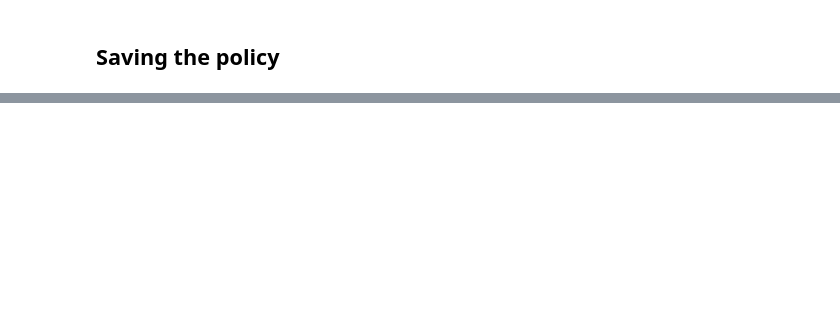
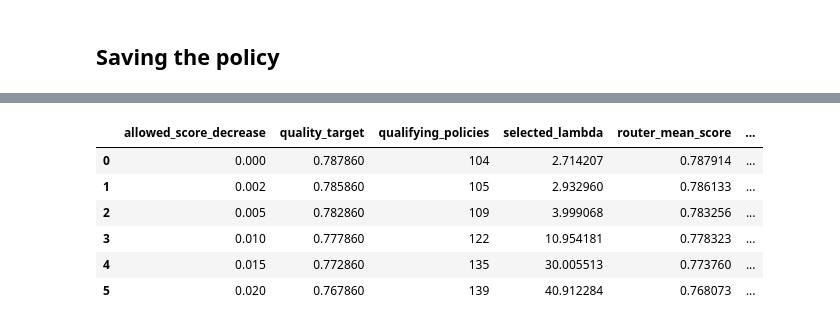
Before and after one commit to Erdos-Projects/fall-2026-right-for-less, a Jupyter notebook: 3_policy_evaluation/policy_eval_knn_xgb.ipynb, the cells around one changed output, grey strips where cells are left out. Cells and saved outputs as stored; diff of their text form; code cells hidden in the pictures; blank space fills up the shorter version.

```diff
--- a/3_policy_evaluation/policy_eval_knn_xgb.ipynb
+++ b/3_policy_evaluation/policy_eval_knn_xgb.ipynb
@@ -824,0 +812,75 @@ Full-precision lambda: 2.7142066911362983
+# %%
+# Compare validation savings under different allowed score decreases.
+tolerances = [0.000, 0.002, 0.005, 0.010, 0.015, 0.020]
+
+gpt4_validation_score = validation_scores[REFERENCE_MODEL].mean()
+gpt4_validation_cost = validation_costs[REFERENCE_MODEL].mean()
+
+assert gpt4_validation_cost > 0
+
+tolerance_rows = []
+
+for tolerance in tolerances:
+    target = gpt4_validation_score - tolerance
+
+    # The original meets_target column refers to the original target.
+    eligible_policies = (
+        policy_results.loc[
+            policy_results["observed_mean_score"] >= target
+        ]
+        .sort_values(["mean_cost_dollars", "lambda"])
+    )
+
+    row = {
+        "allowed_score_decrease": tolerance,
+        "quality_target": target,
+        "qualifying_policies": len(eligible_policies),
+        "selected_lambda": np.nan,
+        "router_mean_score": np.nan,
+        "observed_score_decrease": np.nan,
+        "cost_per_1000_prompts": np.nan,
+        "cost_savings_pct": np.nan,
+    }
+
+    if not eligible_policies.empty:
+        selected = eligible_policies.iloc[0]
+
+        row.update({
+            "selected_lambda": float(selected["lambda"]),
+            "router_mean_score": selected["observed_mean_score"],
+            "observed_score_decrease": (
+                gpt4_validation_score
+                - selected["observed_mean_score"]
+            ),
+            "cost_per_1000_prompts": (
+                1000 * selected["mean_cost_dollars"]
+            ),
+            "cost_savings_pct": 100 * (
+                1
+                - selected["mean_cost_dollars"]
+                / gpt4_validation_cost
+            ),
+        })
+
+    tolerance_rows.append(row)
+
+tolerance_savings = pd.DataFrame(tolerance_rows)
+
+print(f"GPT-4 validation mean score: {gpt4_validation_score:.6f}")
+print(
+    "GPT-4 cost per 1,000 prompts:",
+    f"${1000 * gpt4_validation_cost:.4f}",
+)
+
+display(
+    tolerance_savings.style.format({
+        "allowed_score_decrease": "{:.3f}",
+        "quality_target": "{:.6f}",
+        "selected_lambda": "{:.6f}",
+        "router_mean_score": "{:.6f}",
+        "observed_score_decrease": "{:.6f}",
+        "cost_per_1000_prompts": "${:.4f}",
+        "cost_savings_pct": "{:.2f}%",
+    }, na_rep="No qualifying policy")
+)
+# %% [output]
@@ -824,0 +889,7 @@ Full-precision lambda: 2.7142066911362983
+|  | allowed_score_decrease | quality_target | qualifying_policies | selected_lambda | router_mean_score | ... |
+| 0 | 0.000 | 0.787860 | 104 | 2.714207 | 0.787914 | ... |
+| 1 | 0.002 | 0.785860 | 105 | 2.932960 | 0.786133 | ... |
+| 2 | 0.005 | 0.782860 | 109 | 3.999068 | 0.783256 | ... |
+| 3 | 0.010 | 0.777860 | 122 | 10.954181 | 0.778323 | ... |
+| 4 | 0.015 | 0.772860 | 135 | 30.005513 | 0.773760 | ... |
+| 5 | 0.020 | 0.767860 | 139 | 40.912284 | 0.768073 | ... |
```
Also changed, not shown: parts of 12 cells of this notebook.
